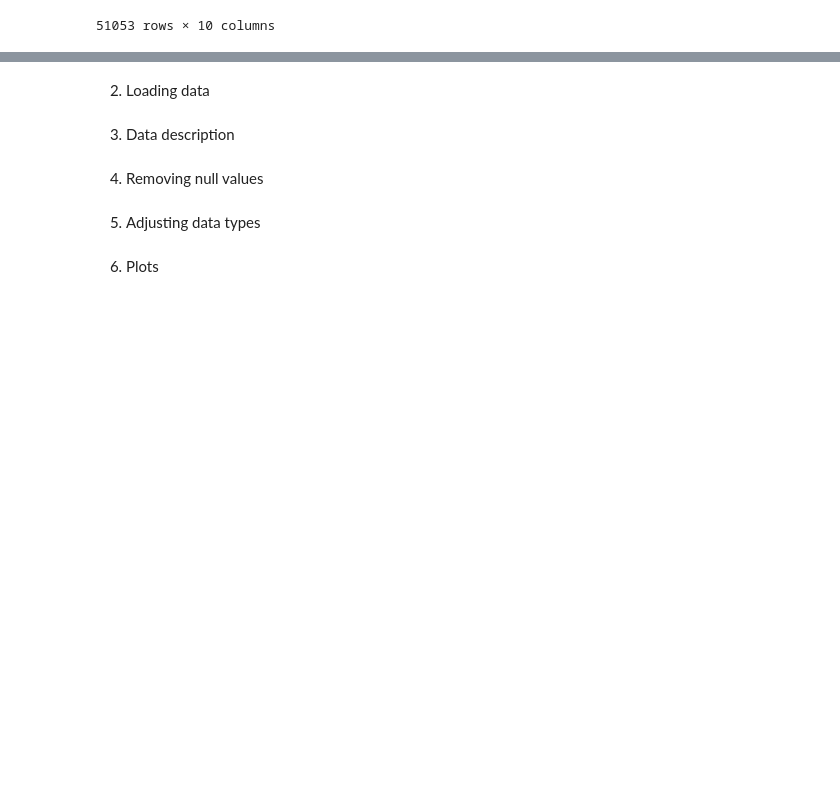
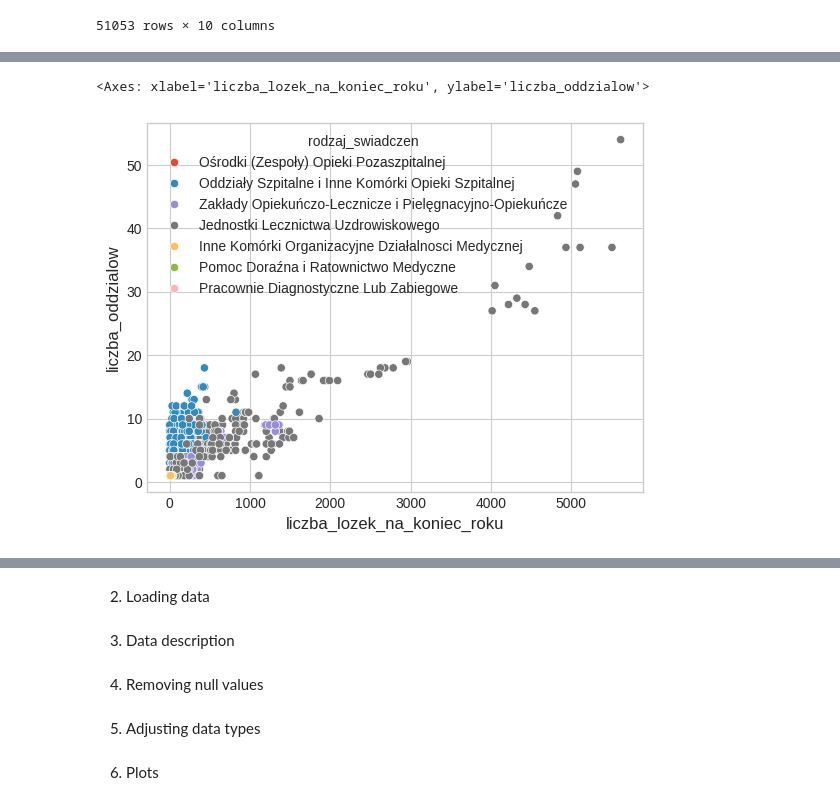
Before and after one commit to wiktorKycia/EDA, a Jupyter notebook: main.ipynb, the cells around one changed output, grey strips where cells are left out. Saved outputs shown, nothing was run; the diff lists cells and outputs as text; code cells hidden in the pictures; blank space fills up the shorter version.

```diff
--- a/main.ipynb
+++ b/main.ipynb
@@ -432,0 +450,5 @@ df
+# %%
+sns.scatterplot(x='liczba_lozek_na_koniec_roku', y='liczba_oddzialow', data=df, hue='rodzaj_swiadczen')
+# %% [output]
+<Axes: xlabel='liczba_lozek_na_koniec_roku', ylabel='liczba_oddzialow'>
+[figure, added]
```
Also changed, not shown: parts of 6 cells of this notebook.
